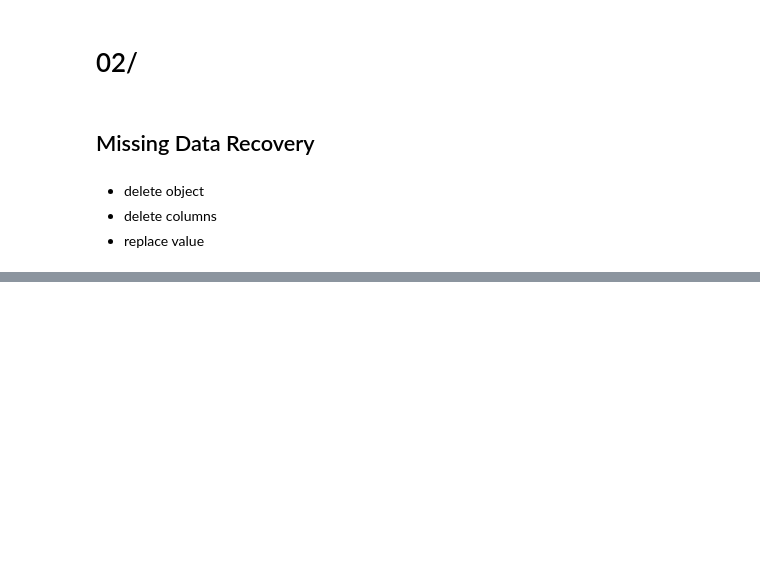
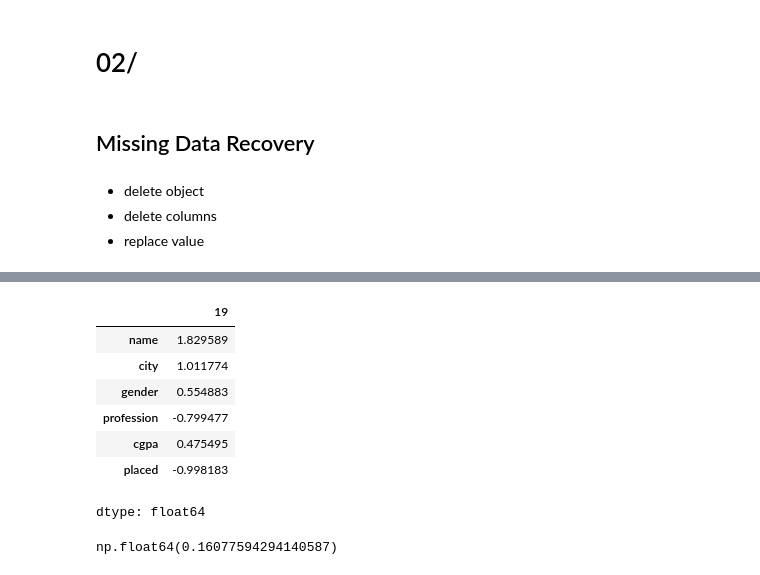
Before and after one commit to fadeeva/nakedML, a Jupyter notebook: MLnotes/001.ipynb, the cells around one changed output, grey strips where cells are left out. Saved outputs shown, nothing was run; the diff lists cells and outputs as text; code cells hidden in the pictures; blank space fills up the shorter version.

```diff
--- a/MLnotes/001.ipynb
+++ b/MLnotes/001.ipynb
@@ -161,0 +199,17 @@ Text(0.5, 1.0, 'Features Correlation')
+# %%
+rec_row = age_recovery.iloc[1].drop('age')
+rec_row
+# %% [output]
+|  | 19 |
+| name | 1.829589 |
+| city | 1.011774 |
+| gender | 0.554883 |
+| profession | -0.799477 |
+| cgpa | 0.475495 |
+| placed | -0.998183 |
+dtype: float64
+# %%
+distances = em_distance(full_base.drop('age', axis=1), rec_row)
+1 / (1 / distances).sum() * (full_base['age'] / distances).sum()
+# %% [output]
+np.float64(0.16077594294140587)
```
Also changed, not shown: parts of 6 cells of this notebook.
